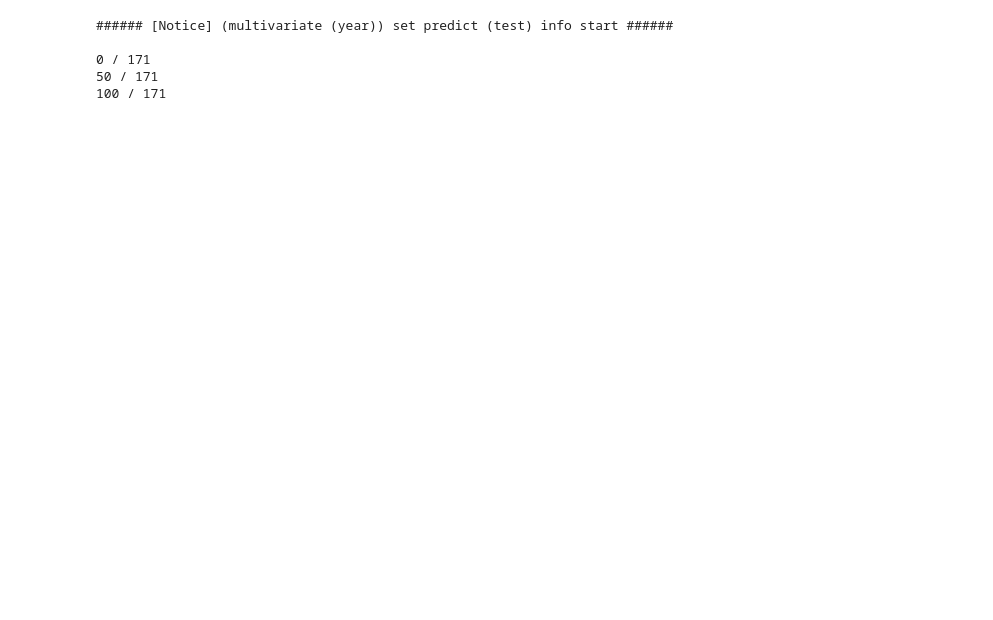
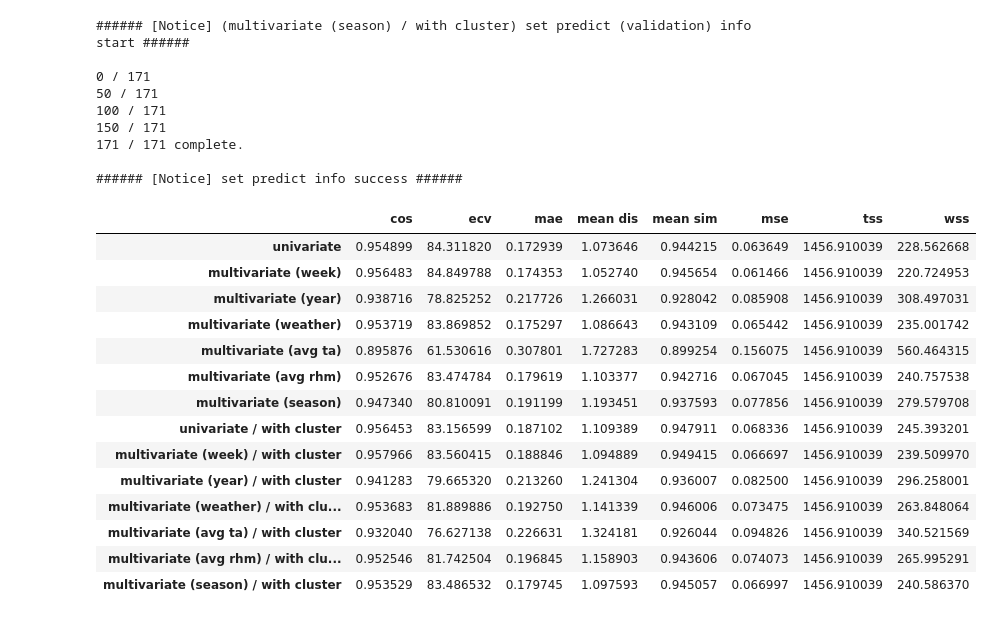
Before and after one commit to formegusto/demand-forecasting, a Jupyter notebook: Cluster Pattern Use (Input).ipynb, the cells around one changed output. Drawn from its saved outputs; the diff is of its cells as text; code cells hidden in the pictures; blank space fills up the shorter version.

```diff
--- a/Cluster Pattern Use (Input).ipynb
+++ b/Cluster Pattern Use (Input).ipynb
@@ -84,7 +84,7 @@ for key in _.keys():
 # Training Model Array
 TMA = []
 
-is_switch = False
+is_switch = True
 
 for _ in IRS:
     bm = BasicModel(name=_.name,
@@ -112,8 +112,35 @@ for _ in TMA:
 test_evaluate_df.index = [_.name for _ in TMA]
 val_evaluate_df.index = [_.name for _ in TMA]
 # %% [output]
-###### [Notice] (multivariate (year)) set predict (test) info start ######
+###### [Notice] (multivariate (season) / with cluster) set predict (validation) info start ######
 
 0 / 171
 50 / 171
 100 / 171
+150 / 171
+171 / 171 complete.
+
+###### [Notice] set predict info success ######
+# %%
+back_up = {
+    "test": test_evaluate_df.copy(),
+    "val": val_evaluate_df.copy()
+}
+# %%
+back_up['test']
+# %% [output]
+|  | cos | ecv | mae | mean dis | mean sim | mse | tss | wss |
+| univariate | 0.954899 | 84.311820 | 0.172939 | 1.073646 | 0.944215 | 0.063649 | 1456.910039 | 228.562668 |
+| multivariate (week) | 0.956483 | 84.849788 | 0.174353 | 1.052740 | 0.945654 | 0.061466 | 1456.910039 | 220.724953 |
+| multivariate (year) | 0.938716 | 78.825252 | 0.217726 | 1.266031 | 0.928042 | 0.085908 | 1456.910039 | 308.497031 |
+| multivariate (weather) | 0.953719 | 83.869852 | 0.175297 | 1.086643 | 0.943109 | 0.065442 | 1456.910039 | 235.001742 |
+| multivariate (avg ta) | 0.895876 | 61.530616 | 0.307801 | 1.727283 | 0.899254 | 0.156075 | 1456.910039 | 560.464315 |
+| multivariate (avg rhm) | 0.952676 | 83.474784 | 0.179619 | 1.103377 | 0.942716 | 0.067045 | 1456.910039 | 240.757538 |
+| multivariate (season) | 0.947340 | 80.810091 | 0.191199 | 1.193451 | 0.937593 | 0.077856 | 1456.910039 | 279.579708 |
+| univariate / with cluster | 0.956453 | 83.156599 | 0.187102 | 1.109389 | 0.947911 | 0.068336 | 1456.910039 | 245.393201 |
+| multivariate (week) / with cluster | 0.957966 | 83.560415 | 0.188846 | 1.094889 | 0.949415 | 0.066697 | 1456.910039 | 239.509970 |
+| multivariate (year) / with cluster | 0.941283 | 79.665320 | 0.213260 | 1.241304 | 0.936007 | 0.082500 | 1456.910039 | 296.258001 |
+| multivariate (weather) / with clu... | 0.953683 | 81.889886 | 0.192750 | 1.141339 | 0.946006 | 0.073475 | 1456.910039 | 263.848064 |
+| multivariate (avg ta) / with cluster | 0.932040 | 76.627138 | 0.226631 | 1.324181 | 0.926044 | 0.094826 | 1456.910039 | 340.521569 |
+| multivariate (avg rhm) / with clu... | 0.952546 | 81.742504 | 0.196845 | 1.158903 | 0.943606 | 0.074073 | 1456.910039 | 265.995291 |
+| multivariate (season) / with cluster | 0.953529 | 83.486532 | 0.179745 | 1.097593 | 0.945057 | 0.066997 | 1456.910039 | 240.586370 |
```
Also changed, not shown: parts of 7 cells of this notebook, 5 other files.
